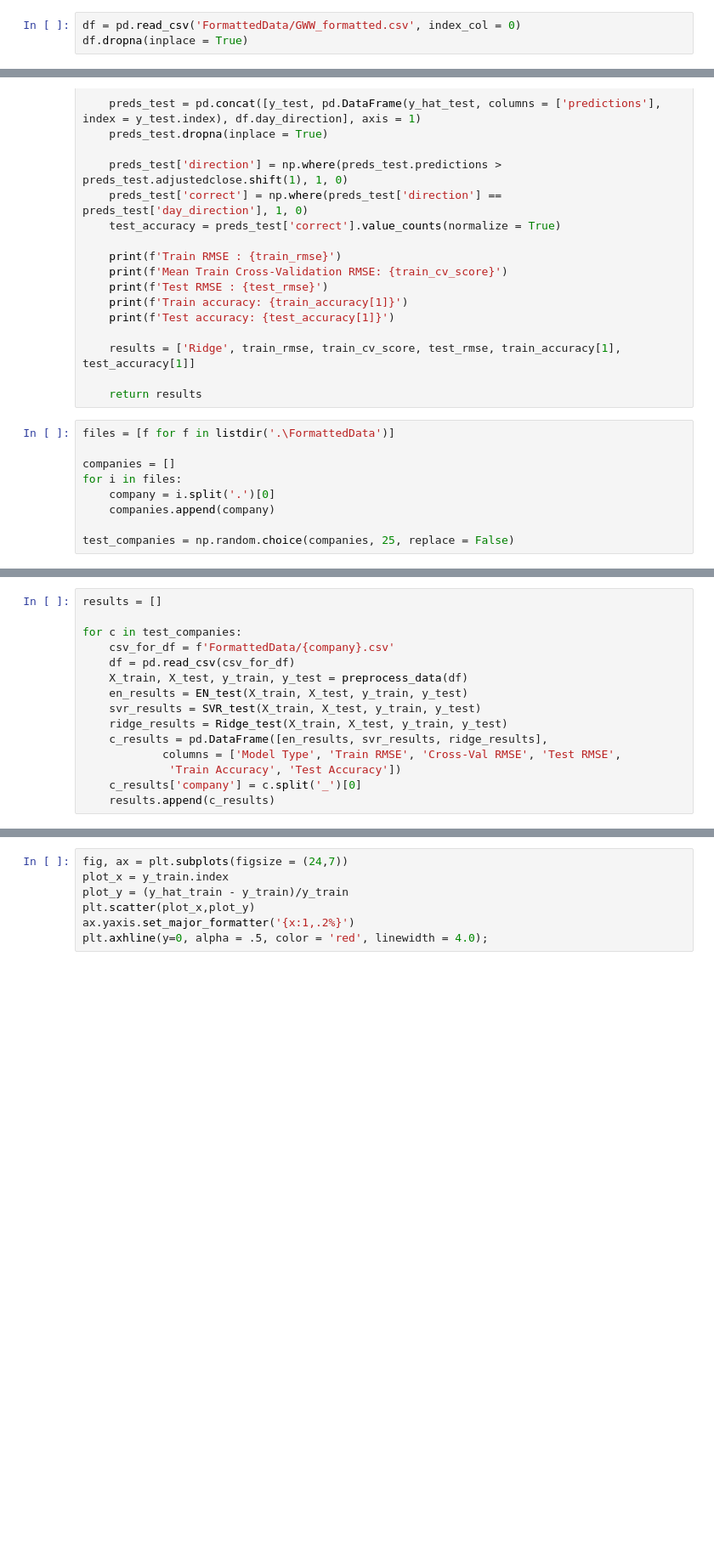
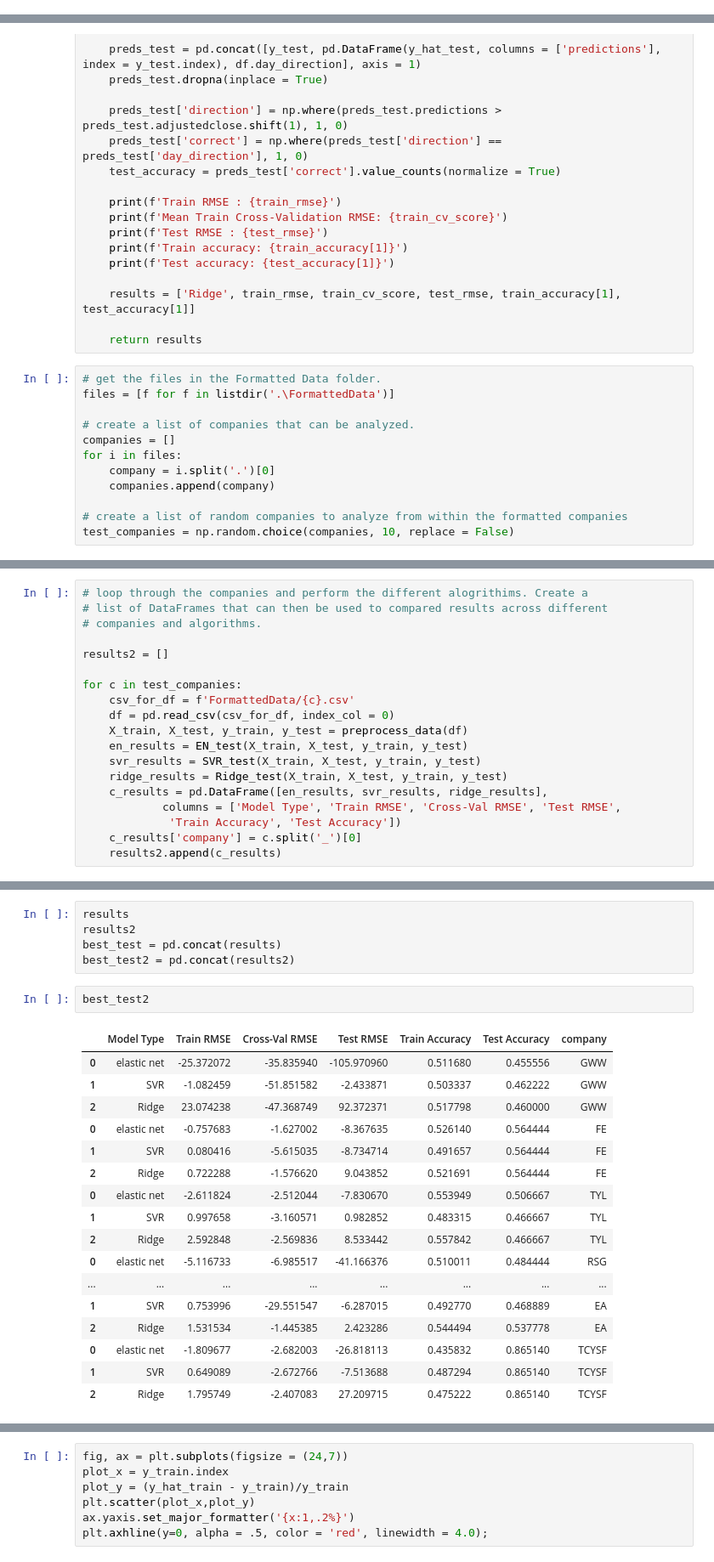
Before and after one commit to tjbray20/Market_Machine_Learning, a Jupyter notebook: Regressions.ipynb, the cells around one changed output, grey strips where cells are left out. Shown at 85% size. Saved outputs shown, nothing was run; the diff lists cells and outputs as text; blank space fills up the shorter version.

```diff
--- a/Regressions.ipynb
+++ b/Regressions.ipynb
@@ -19,6 +19,3 @@ import warnings
 warnings.filterwarnings("ignore")
 
 %matplotlib inline
-# %%
-df = pd.read_csv('FormattedData/GWW_formatted.csv', index_col = 0)
-df.dropna(inplace = True)
@@ -210,14 +236,17 @@ def Ridge_test(X_train, X_test, y_train, y_test, cv=5):
 
     return results
 # %%
+# get the files in the Formatted Data folder.
 files = [f for f in listdir('.\FormattedData')]
 
+# create a list of companies that can be analyzed.
 companies = []
 for i in files:
     company = i.split('.')[0]
     companies.append(company)
 
-test_companies = np.random.choice(companies, 25, replace = False)
+# create a list of random companies to analyze from within the formatted companies
+test_companies = np.random.choice(companies, 10, replace = False)
 # %%
 test_companies
 # %% [output]
@@ -232,9 +256,13 @@ array(['LYB_formatted', 'CINF_formatted', 'DXCM_formatted',
 # %%
-results = []
+# loop through the companies and perform the different alogrithims. Create a
+# list of DataFrames that can then be used to compared results across different
+# companies and algorithms.
+
+results2 = []
 
 for c in test_companies:
-    csv_for_df = f'FormattedData/{company}.csv'
-    df = pd.read_csv(csv_for_df)
+    csv_for_df = f'FormattedData/{c}.csv'
+    df = pd.read_csv(csv_for_df, index_col = 0)
     X_train, X_test, y_train, y_test = preprocess_data(df)
     en_results = EN_test(X_train, X_test, y_train, y_test)
     svr_results = SVR_test(X_train, X_test, y_train, y_test)
@@ -243,6 +271,6 @@ for c in test_companies:
             columns = ['Model Type', 'Train RMSE', 'Cross-Val RMSE', 'Test RMSE',
              'Train Accuracy', 'Test Accuracy'])
     c_results['company'] = c.split('_')[0]
-    results.append(c_results)
+    results2.append(c_results)
 # %% [output]
 1798 450
@@ -254,0 +293,25 @@ results['company'] = c
+# %%
+results
+results2
+best_test = pd.concat(results)
+best_test2 = pd.concat(results2)
+# %%
+best_test2
+# %% [output]
+|  | Model Type | Train RMSE | Cross-Val RMSE | Test RMSE | Train Accuracy | Test Accuracy | company |
+| 0 | elastic net | -25.372072 | -35.835940 | -105.970960 | 0.511680 | 0.455556 | GWW |
+| 1 | SVR | -1.082459 | -51.851582 | -2.433871 | 0.503337 | 0.462222 | GWW |
+| 2 | Ridge | 23.074238 | -47.368749 | 92.372371 | 0.517798 | 0.460000 | GWW |
+| 0 | elastic net | -0.757683 | -1.627002 | -8.367635 | 0.526140 | 0.564444 | FE |
+| 1 | SVR | 0.080416 | -5.615035 | -8.734714 | 0.491657 | 0.564444 | FE |
+| 2 | Ridge | 0.722288 | -1.576620 | 9.043852 | 0.521691 | 0.564444 | FE |
+| 0 | elastic net | -2.611824 | -2.512044 | -7.830670 | 0.553949 | 0.506667 | TYL |
+| 1 | SVR | 0.997658 | -3.160571 | 0.982852 | 0.483315 | 0.466667 | TYL |
+| 2 | Ridge | 2.592848 | -2.569836 | 8.533442 | 0.557842 | 0.466667 | TYL |
+| 0 | elastic net | -5.116733 | -6.985517 | -41.166376 | 0.510011 | 0.484444 | RSG |
+| ... | ... | ... | ... | ... | ... | ... | ... |
+| 1 | SVR | 0.753996 | -29.551547 | -6.287015 | 0.492770 | 0.468889 | EA |
+| 2 | Ridge | 1.531534 | -1.445385 | 2.423286 | 0.544494 | 0.537778 | EA |
+| 0 | elastic net | -1.809677 | -2.682003 | -26.818113 | 0.435832 | 0.865140 | TCYSF |
+| 1 | SVR | 0.649089 | -2.672766 | -7.513688 | 0.487294 | 0.865140 | TCYSF |
+| 2 | Ridge | 1.795749 | -2.407083 | 27.209715 | 0.475222 | 0.865140 | TCYSF |
```
Also changed, not shown: parts of 8 cells of this notebook, 1 other file.
